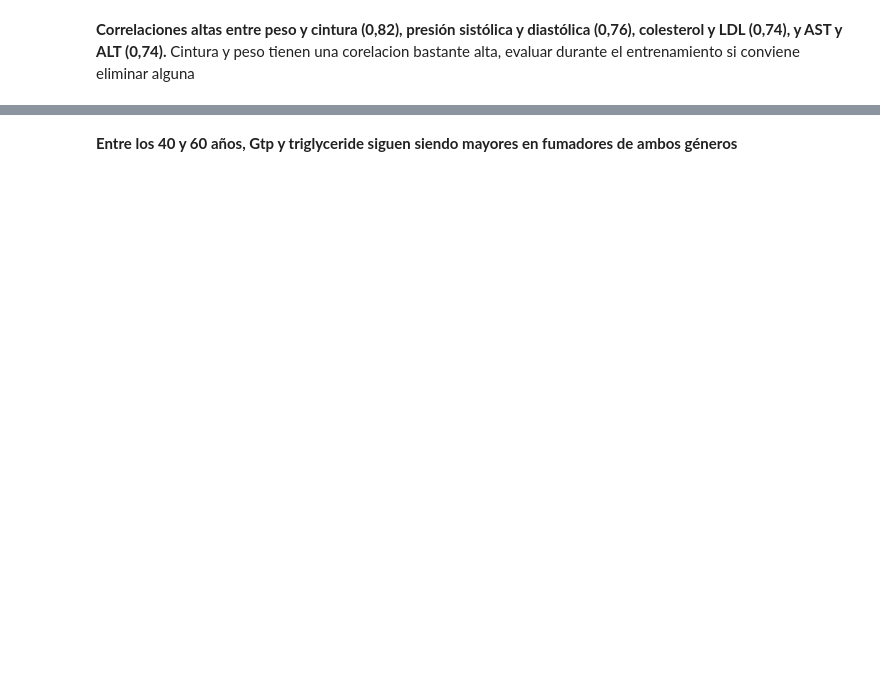
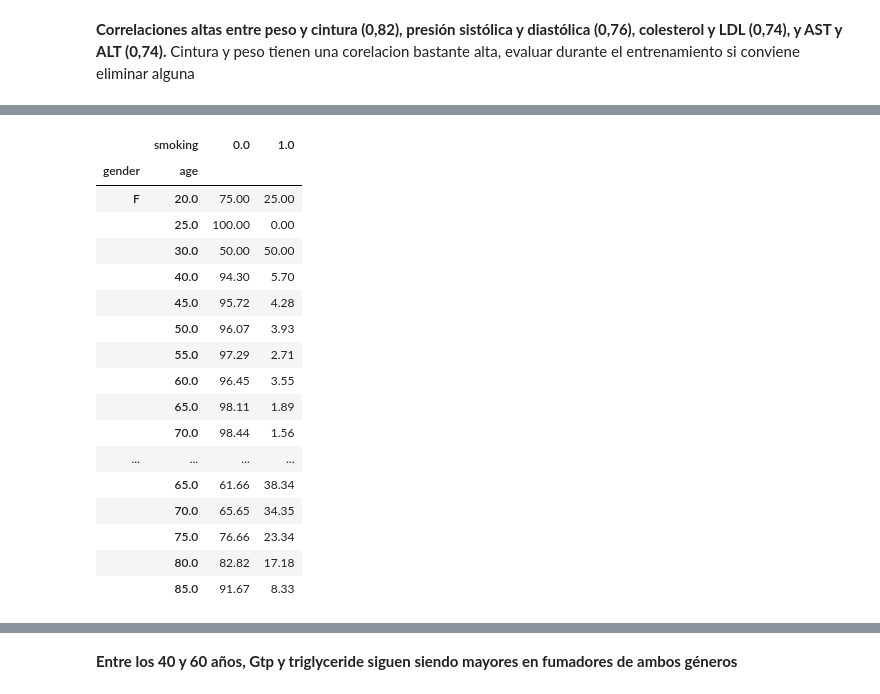
Before and after one commit to nachopedretti/diploup2026-TP2, a Jupyter notebook: notebooks/02_eda.ipynb, the cells around one changed output, grey strips where cells are left out. Cells and saved outputs as stored; diff of their text form; code cells hidden in the pictures; blank space fills up the shorter version.

```diff
--- a/notebooks/02_eda.ipynb
+++ b/notebooks/02_eda.ipynb
@@ -12,2 +15,5 @@ df_etiq = pd.read_csv("/content/drive/MyDrive/DiploIA/TP2/1-data/1-Raw/smoking_p
+# %%
+
+df_etiq = pd.read_csv("https://raw.githubusercontent.com/nachopedretti/diploup2026-TP2/main/data/raw/smoking_prediction.csv")
 # %%
 df_etiq.head()
@@ -153,11 +331,29 @@ for variable in VarClinicasDestacadas:
 # %%
 tabla_edad_genero = pd.crosstab(
     [df_etiq["gender"], df_etiq["age"]],
     df_etiq["smoking"],
-    normalize="index"
-) * 100
+    normalize="index") * 100
 
 tabla_edad_genero.round(2)
+# %% [output]
+|  | smoking | 0.0 | 1.0 |
+| gender | age |  |  |
+| F | 20.0 | 75.00 | 25.00 |
+|  | 25.0 | 100.00 | 0.00 |
+|  | 30.0 | 50.00 | 50.00 |
+|  | 40.0 | 94.30 | 5.70 |
+|  | 45.0 | 95.72 | 4.28 |
+|  | 50.0 | 96.07 | 3.93 |
+|  | 55.0 | 97.29 | 2.71 |
+|  | 60.0 | 96.45 | 3.55 |
+|  | 65.0 | 98.11 | 1.89 |
+|  | 70.0 | 98.44 | 1.56 |
+| ... | ... | ... | ... |
+|  | 65.0 | 61.66 | 38.34 |
+|  | 70.0 | 65.65 | 34.35 |
+|  | 75.0 | 76.66 | 23.34 |
+|  | 80.0 | 82.82 | 17.18 |
+|  | 85.0 | 91.67 | 8.33 |
 # %%
 plt.figure(figsize=(10, 5))
 sns.lineplot(data=df_etiq,
```
Also changed, not shown: parts of 38 cells of this notebook.
